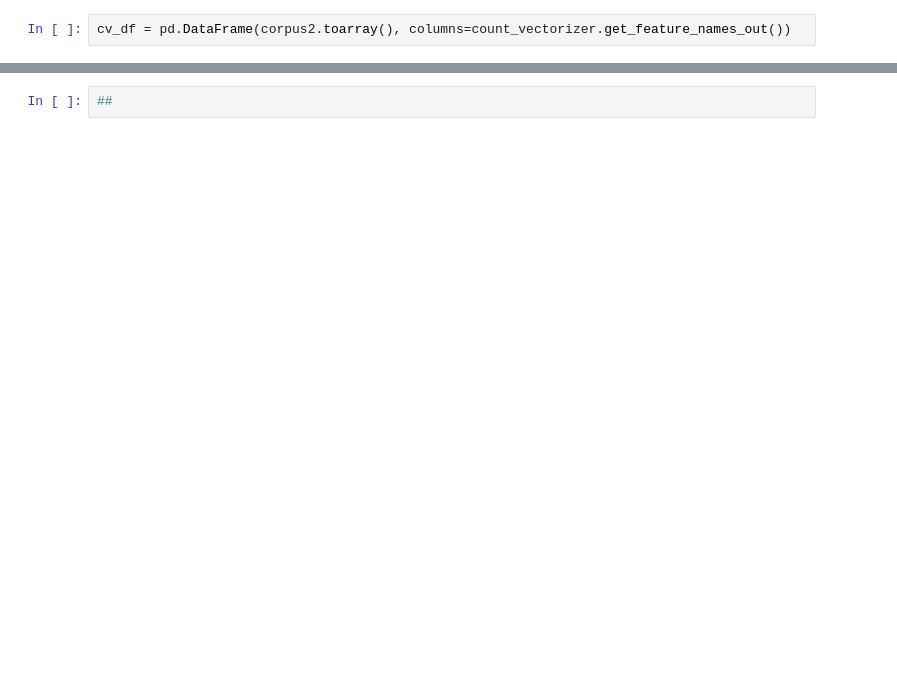
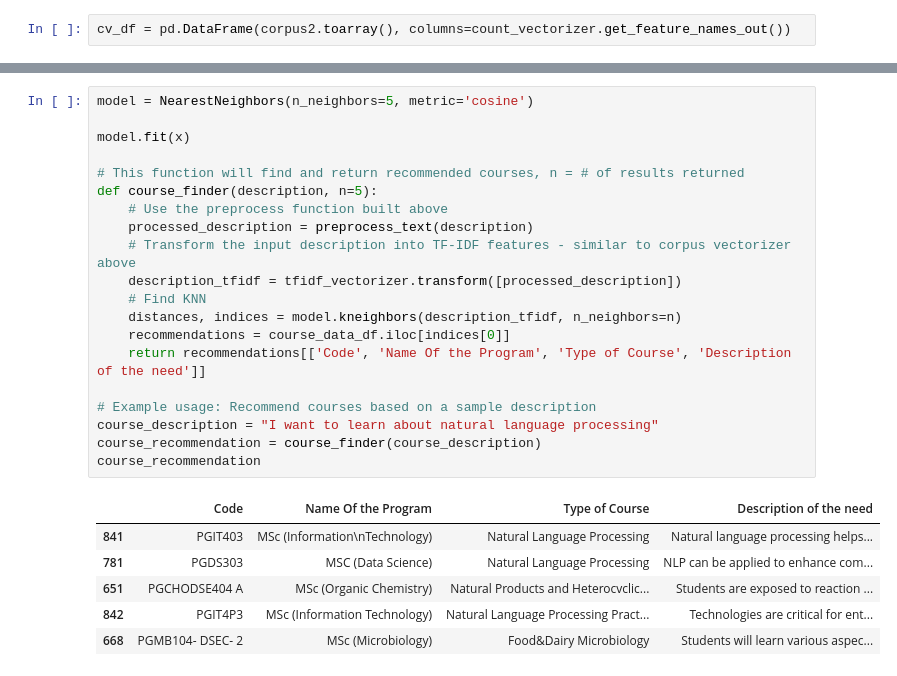
Before and after one commit to AdrianD1021/Group-8-Final-Project, a Jupyter notebook: course_data.ipynb, the cells around one changed output, grey strips where cells are left out. Drawn from its saved outputs; the diff is of its cells as text; blank space fills up the shorter version.

```diff
--- a/course_data.ipynb
+++ b/course_data.ipynb
@@ -152,2 +162,27 @@ cv_df
 # %%
-##
+model = NearestNeighbors(n_neighbors=5, metric='cosine')
+
+model.fit(x)
+
+# This function will find and return recommended courses, n = # of results returned
+def course_finder(description, n=5):
+    # Use the preprocess function built above
+    processed_description = preprocess_text(description)
+    # Transform the input description into TF-IDF features - similar to corpus vectorizer above
+    description_tfidf = tfidf_vectorizer.transform([processed_description])
+    # Find KNN
+    distances, indices = model.kneighbors(description_tfidf, n_neighbors=n)
+    recommendations = course_data_df.iloc[indices[0]]
+    return recommendations[['Code', 'Name Of the Program', 'Type of Course', 'Description of the need']]
+
+# Example usage: Recommend courses based on a sample description
+course_description = "I want to learn about natural language processing"
+course_recommendation = course_finder(course_description)
+course_recommendation
+# %% [output]
+|  | Code | Name Of the Program | Type of Course | Description of the need |
+| 841 | PGIT403 | MSc (Information\nTechnology) | Natural Language Processing | Natural language processing helps... |
+| 781 | PGDS303 | MSC (Data Science) | Natural Language Processing | NLP can be applied to enhance com... |
+| 651 | PGCHODSE404 A | MSc (Organic Chemistry) | Natural Products and Heterocvclic... | Students are exposed to reaction ... |
+| 842 | PGIT4P3 | MSc (Information Technology) | Natural Language Processing Pract... | Technologies are critical for ent... |
+| 668 | PGMB104- DSEC- 2 | MSc (Microbiology) | Food&Dairy Microbiology | Students will learn various aspec... |
```
Also changed, not shown: parts of 11 cells of this notebook.
